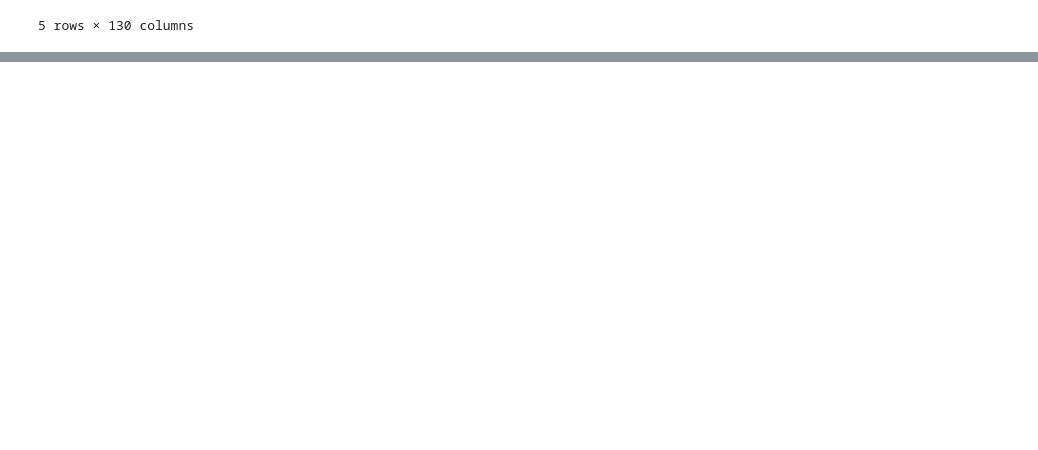
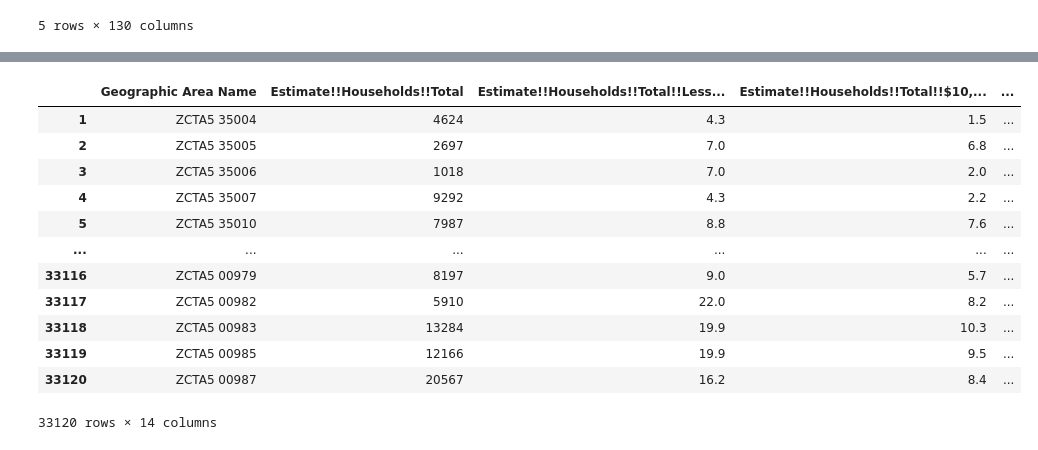
Before and after one commit to HenryPoe/ETL-Project, a Jupyter notebook: Main.ipynb, the cells around one changed output, grey strips where cells are left out. Saved outputs shown, nothing was run; the diff lists cells and outputs as text; code cells hidden in the pictures; blank space fills up the shorter version.

```diff
--- a/Main.ipynb
+++ b/Main.ipynb
@@ -26,0 +57,17 @@ carSales_df.head()
+# %%
+incomeFinal = incomeNoMOE_df.iloc[:, 1:15]
+incomeFinal
+# %% [output]
+|  | Geographic Area Name | Estimate!!Households!!Total | Estimate!!Households!!Total!!Less... | Estimate!!Households!!Total!!$10,... | ... |
+| 1 | ZCTA5 35004 | 4624 | 4.3 | 1.5 | ... |
+| 2 | ZCTA5 35005 | 2697 | 7.0 | 6.8 | ... |
+| 3 | ZCTA5 35006 | 1018 | 7.0 | 2.0 | ... |
+| 4 | ZCTA5 35007 | 9292 | 4.3 | 2.2 | ... |
+| 5 | ZCTA5 35010 | 7987 | 8.8 | 7.6 | ... |
+| ... | ... | ... | ... | ... | ... |
+| 33116 | ZCTA5 00979 | 8197 | 9.0 | 5.7 | ... |
+| 33117 | ZCTA5 00982 | 5910 | 22.0 | 8.2 | ... |
+| 33118 | ZCTA5 00983 | 13284 | 19.9 | 10.3 | ... |
+| 33119 | ZCTA5 00985 | 12166 | 19.9 | 9.5 | ... |
+| 33120 | ZCTA5 00987 | 20567 | 16.2 | 8.4 | ... |
+33120 rows × 14 columns
```
Also changed, not shown: parts of 4 cells of this notebook.
